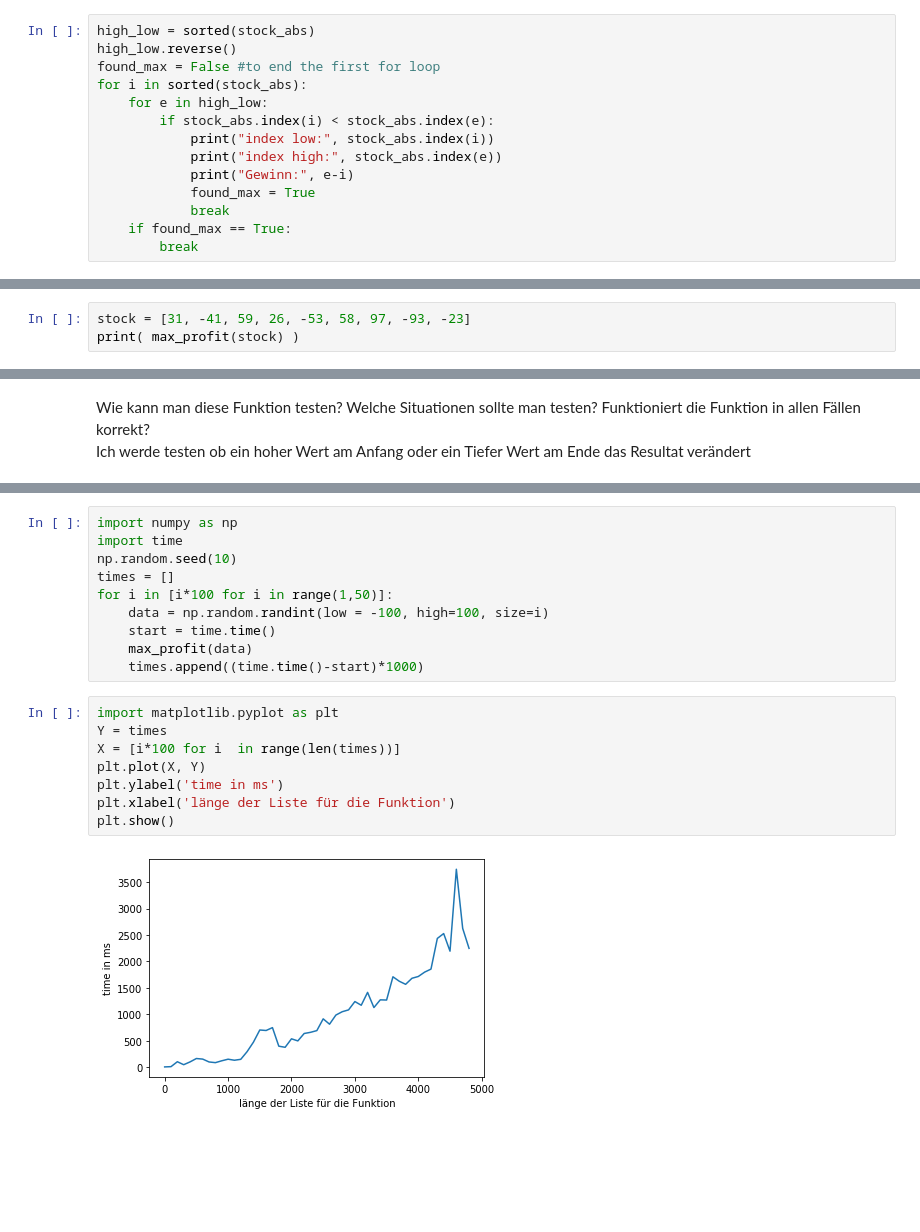
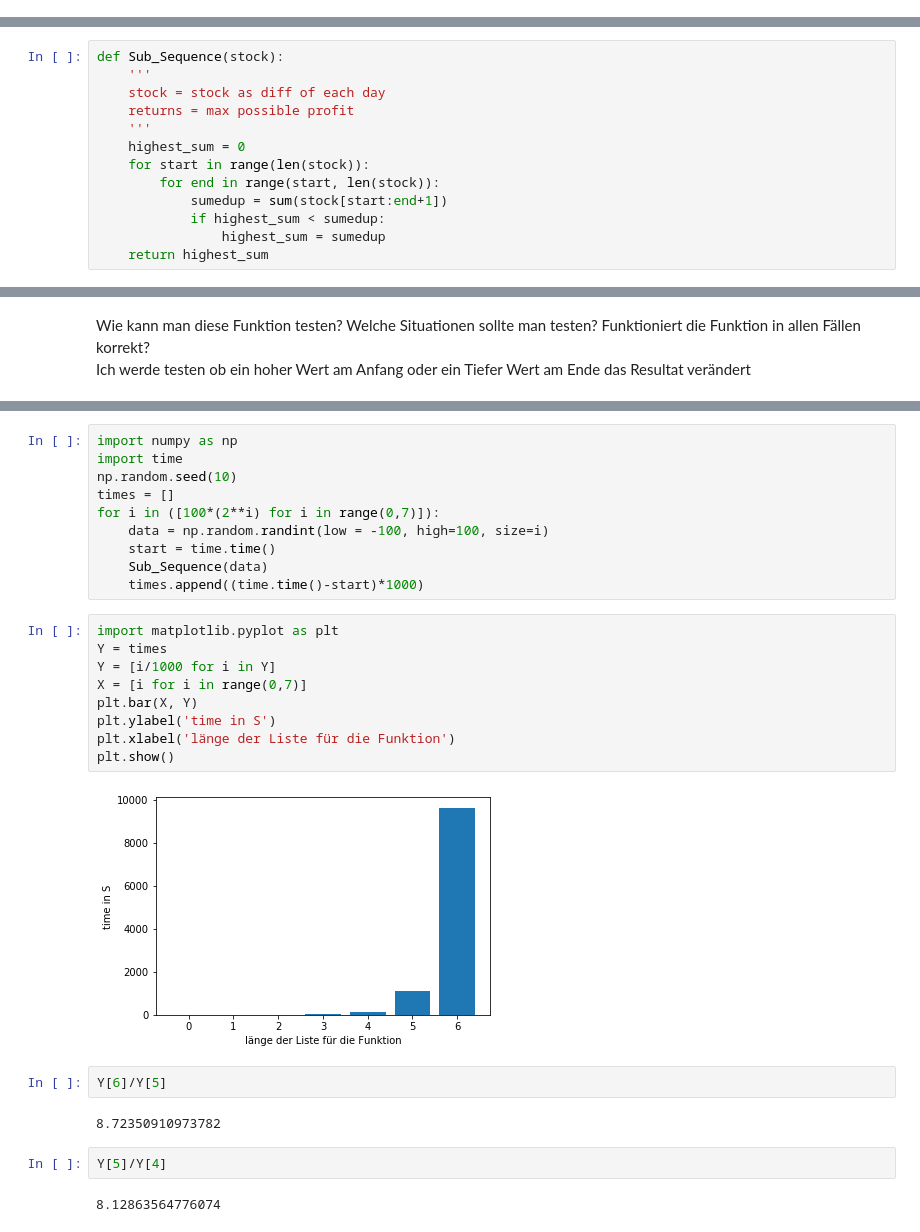
Before and after one commit to ChristopherFrame/apr-algorithmen-programmieren, a Jupyter notebook: Maximum_Sub_Sequence.ipynb, the cells around one changed output, grey strips where cells are left out. Cells and saved outputs as stored; diff of their text form; blank space fills up the shorter version.

Commit message:
added a fuction that works and measured times for it. Tests need to be corrected

```diff
--- a/Maximum_Sub_Sequence.ipynb
+++ b/Maximum_Sub_Sequence.ipynb
@@ -20,14 +11,0 @@ print(stock_abs)
-# %%
-high_low = sorted(stock_abs)
-high_low.reverse()
-found_max = False #to end the first for loop
-for i in sorted(stock_abs):
-    for e in high_low:
-        if stock_abs.index(i) < stock_abs.index(e):
-            print("index low:", stock_abs.index(i))
-            print("index high:", stock_abs.index(e))
-            print("Gewinn:", e-i)
-            found_max = True
-            break
-    if found_max == True:
-        break
@@ -52,6 +26,3 @@ def max_profit(stock):
         for e in high_low:
             if stock_abs.index(i) < stock_abs.index(e):
                 return e-i
-# %%
-stock = [31, -41, 59, 26, -53, 58, 97, -93, -23]
-print( max_profit(stock) )
@@ -59,0 +29,13 @@ print( max_profit(stock) )
+# %%
+def Sub_Sequence(stock):
+    '''
+    stock = stock as diff of each day
+    returns = max possible profit
+    '''
+    highest_sum = 0
+    for start in range(len(stock)):
+        for end in range(start, len(stock)):
+            sumedup = sum(stock[start:end+1])
+            if highest_sum < sumedup:
+                highest_sum = sumedup
+    return highest_sum
@@ -93,18 +79,27 @@ import numpy as np
 import time
 np.random.seed(10)
 times = []
-for i in [i*100 for i in range(1,50)]:
+for i in ([100*(2**i) for i in range(0,7)]):
     data = np.random.randint(low = -100, high=100, size=i)
     start = time.time()
-    max_profit(data)
+    Sub_Sequence(data)
     times.append((time.time()-start)*1000)
 # %%
 import matplotlib.pyplot as plt
 Y = times
-X = [i*100 for i  in range(len(times))]
-plt.plot(X, Y)
-plt.ylabel('time in ms')
+Y = [i/1000 for i in Y]
+X = [i for i in range(0,7)]
+plt.bar(X, Y)
+plt.ylabel('time in S')
 plt.xlabel('länge der Liste für die Funktion')
 plt.show()
 # %% [output]
-[figure, old version]
+[figure, new version]
+# %%
+Y[6]/Y[5]
+# %% [output]
+8.72350910973782
+# %%
+Y[5]/Y[4]
+# %% [output]
+8.12863564776074
```
Also changed, not shown: parts of 6 cells of this notebook.
